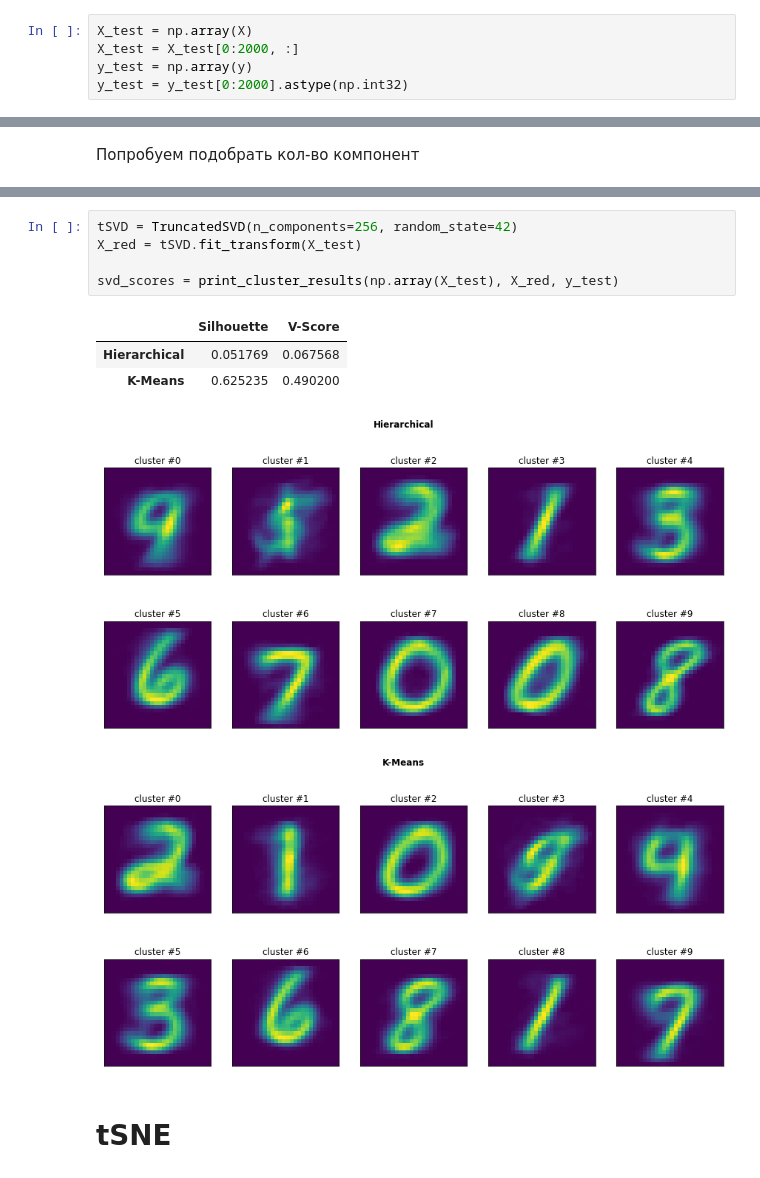
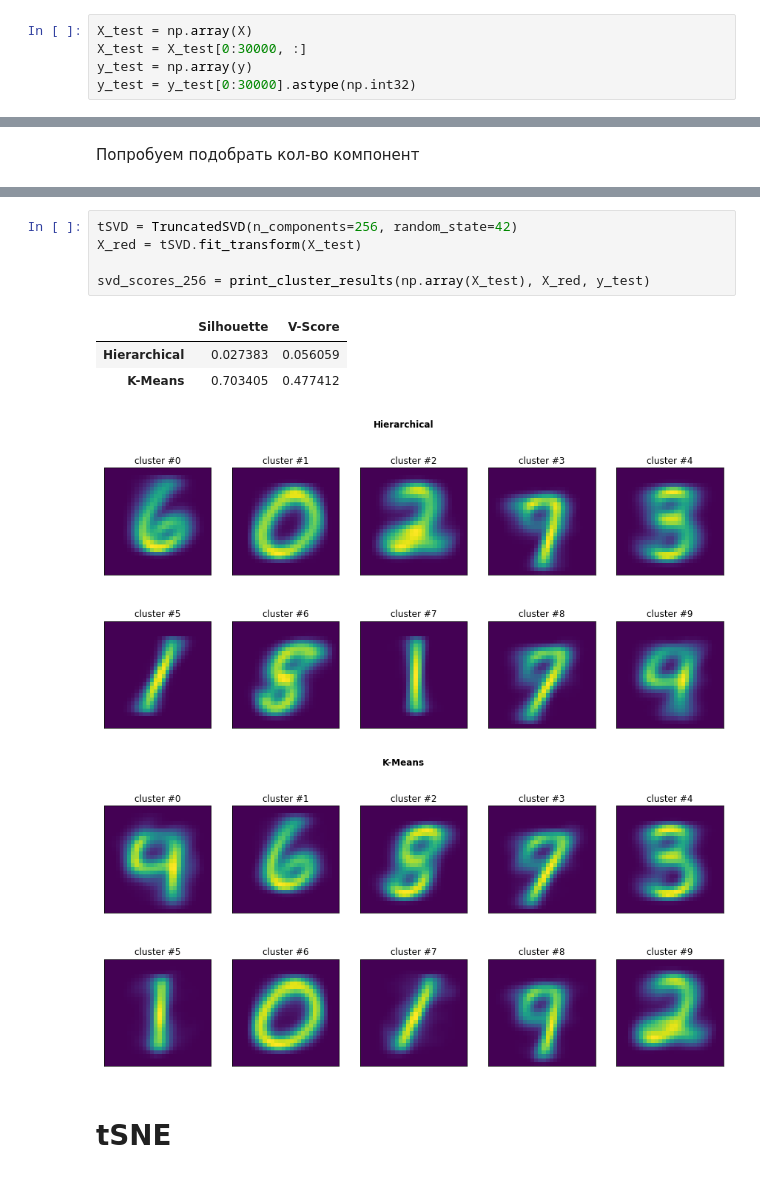
Before and after one commit to zappaz00/8_clustering, a Jupyter notebook: clustering.ipynb, the cells around one changed output, grey strips where cells are left out. Saved outputs shown, nothing was run; the diff lists cells and outputs as text.

```diff
--- a/clustering.ipynb
+++ b/clustering.ipynb
@@ -562,8 +564,8 @@ def print_cluster_results(X_in, X_red_in, y_in):
 # %%
 X_test = np.array(X)
-X_test = X_test[0:2000, :]
+X_test = X_test[0:30000, :]
 y_test = np.array(y)
-y_test = y_test[0:2000].astype(np.int32)
+y_test = y_test[0:30000].astype(np.int32)
 # %% [markdown]
 # No reduction
 # %%
@@ -637,14 +648,14 @@ print(f'По V-Score лучшее кол-во компонент для Hierarch
 # %%
 tSVD = TruncatedSVD(n_components=256, random_state=42)
 X_red = tSVD.fit_transform(X_test)
 
-svd_scores = print_cluster_results(np.array(X_test), X_red, y_test)
+svd_scores_256 = print_cluster_results(np.array(X_test), X_red, y_test)
 # %% [output]
 |  | Silhouette | V-Score |
-| Hierarchical | 0.051769 | 0.067568 |
-| K-Means | 0.625235 | 0.490200 |
+| Hierarchical | 0.027383 | 0.056059 |
+| K-Means | 0.703405 | 0.477412 |
-[figure, old version]
+[figure, new version]
-[figure, old version]
+[figure, new version]
 # %% [markdown]
 # tSNE
 # %%
```
Also changed, not shown: parts of 9 cells of this notebook.
